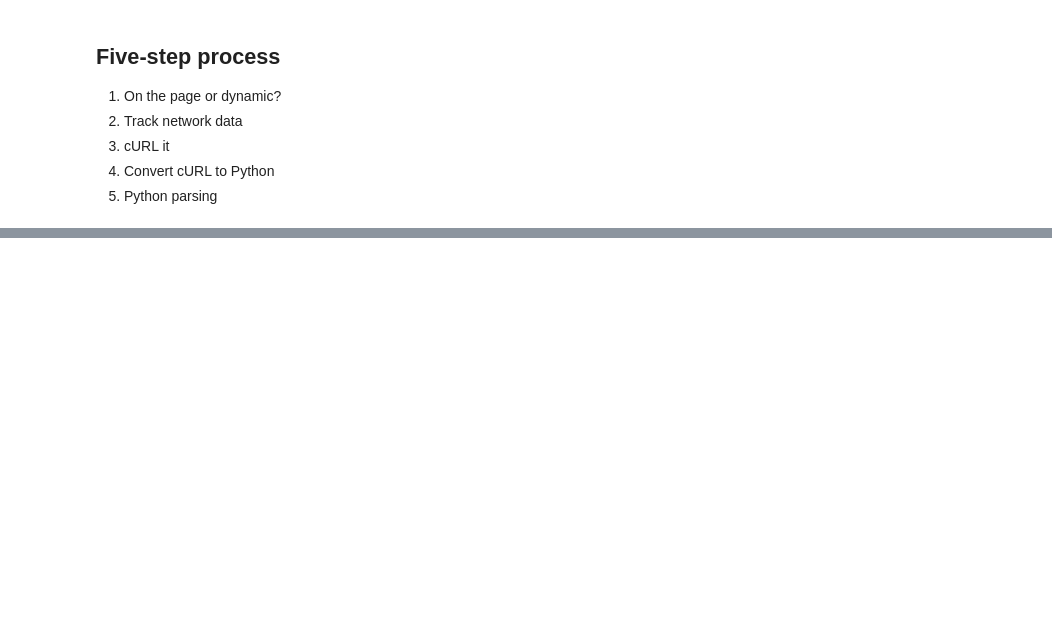
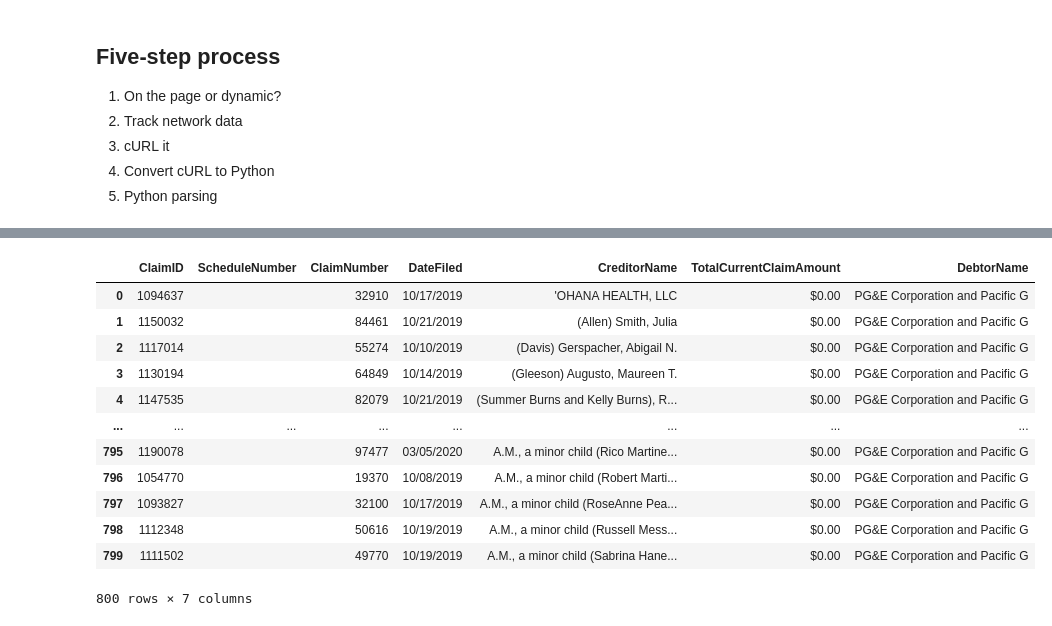
Before and after one commit to sandeepmj/22fall-advanced-scraping, a Jupyter notebook: demos/wk-3-pure-JSON-DEMO.ipynb, the cells around one changed output, grey strips where cells are left out. Cells and saved outputs as stored; diff of their text form; code cells hidden in the pictures; blank space fills up the shorter version.

```diff
--- a/demos/wk-3-pure-JSON-DEMO.ipynb
+++ b/demos/wk-3-pure-JSON-DEMO.ipynb
@@ -79,0 +314,19 @@ response.text
+# %%
+for target in target_cols:
+  df[target] = df[target].apply(lambda x: strip_html(x))
+#   print(df1[target])
+df
+# %% [output]
+|  | ClaimID | ScheduleNumber | ClaimNumber | DateFiled | CreditorName | TotalCurrentClaimAmount | DebtorName |
+| 0 | 1094637 |  | 32910 | 10/17/2019 | 'OHANA HEALTH, LLC | $0.00 | PG&E Corporation and Pacific G |
+| 1 | 1150032 |  | 84461 | 10/21/2019 | (Allen) Smith, Julia | $0.00 | PG&E Corporation and Pacific G |
+| 2 | 1117014 |  | 55274 | 10/10/2019 | (Davis) Gerspacher, Abigail N. | $0.00 | PG&E Corporation and Pacific G |
+| 3 | 1130194 |  | 64849 | 10/14/2019 | (Gleeson) Augusto, Maureen T. | $0.00 | PG&E Corporation and Pacific G |
+| 4 | 1147535 |  | 82079 | 10/21/2019 | (Summer Burns and Kelly Burns), R... | $0.00 | PG&E Corporation and Pacific G |
+| ... | ... | ... | ... | ... | ... | ... | ... |
+| 795 | 1190078 |  | 97477 | 03/05/2020 | A.M., a minor child (Rico Martine... | $0.00 | PG&E Corporation and Pacific G |
+| 796 | 1054770 |  | 19370 | 10/08/2019 | A.M., a minor child (Robert Marti... | $0.00 | PG&E Corporation and Pacific G |
+| 797 | 1093827 |  | 32100 | 10/17/2019 | A.M., a minor child (RoseAnne Pea... | $0.00 | PG&E Corporation and Pacific G |
+| 798 | 1112348 |  | 50616 | 10/19/2019 | A.M., a minor child (Russell Mess... | $0.00 | PG&E Corporation and Pacific G |
+| 799 | 1111502 |  | 49770 | 10/19/2019 | A.M., a minor child (Sabrina Hane... | $0.00 | PG&E Corporation and Pacific G |
+800 rows × 7 columns
```
Also changed, not shown: parts of 22 cells of this notebook, 4 other files.
